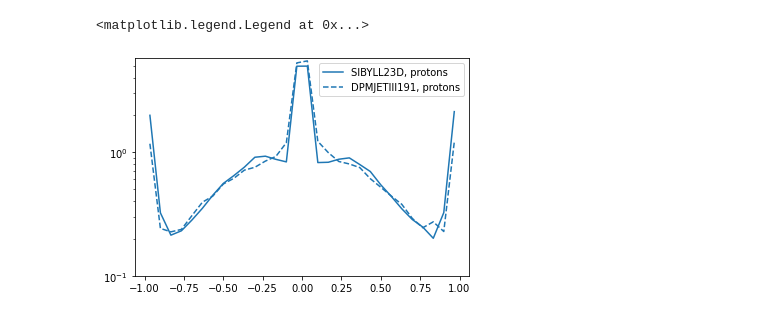
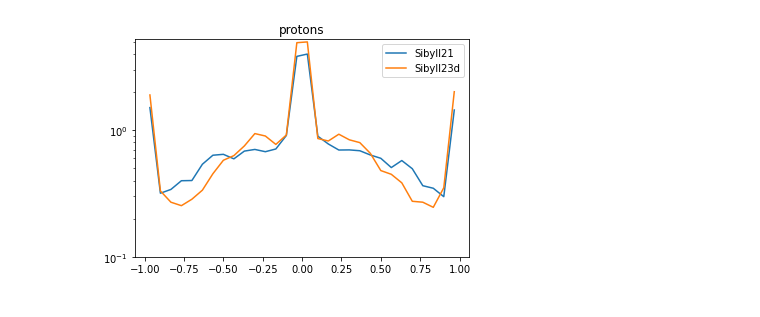
Before and after one commit to impy-project/chromo, a Jupyter notebook: examples/compare_two_models.ipynb, the cells around one changed output. Drawn from its saved outputs; the diff is of its cells as text; code cells hidden in the pictures.

```diff
--- a/examples/compare_two_models.ipynb
+++ b/examples/compare_two_models.ipynb
@@ -64,3 +43,9 @@ event_kinematics = EventKinematics(
     p1pdg=2212,
     p2pdg=2212
 )
+# %%
+# Create instances of two different models
+
+m1 = models.Sibyll21(event_kinematics)
+
+m2 = models.Sibyll23d(event_kinematics)
@@ -107,10 +101,9 @@ for event in tqdm(gen_m2.event_generator(event_kinematics, n_events)):
 # %%
-l=plt.plot(grid, m1_protons,label=m1 + ', protons')[0]
-plt.plot(grid, m2_protons,c=l.get_color(), ls='--',label=m2 + ', protons')
-
+for model, r in results.items():
+    plt.plot(grid, r["p"],label=model)
+plt.title("protons")
 plt.ylim(1e-1,)
 plt.semilogy()
-plt.legend()
+plt.legend();
 # %% [output]
-<matplotlib.legend.Legend at 0x...>
-[figure, old version]
+[figure, new version]
```
Also changed, not shown: parts of 12 cells of this notebook.
